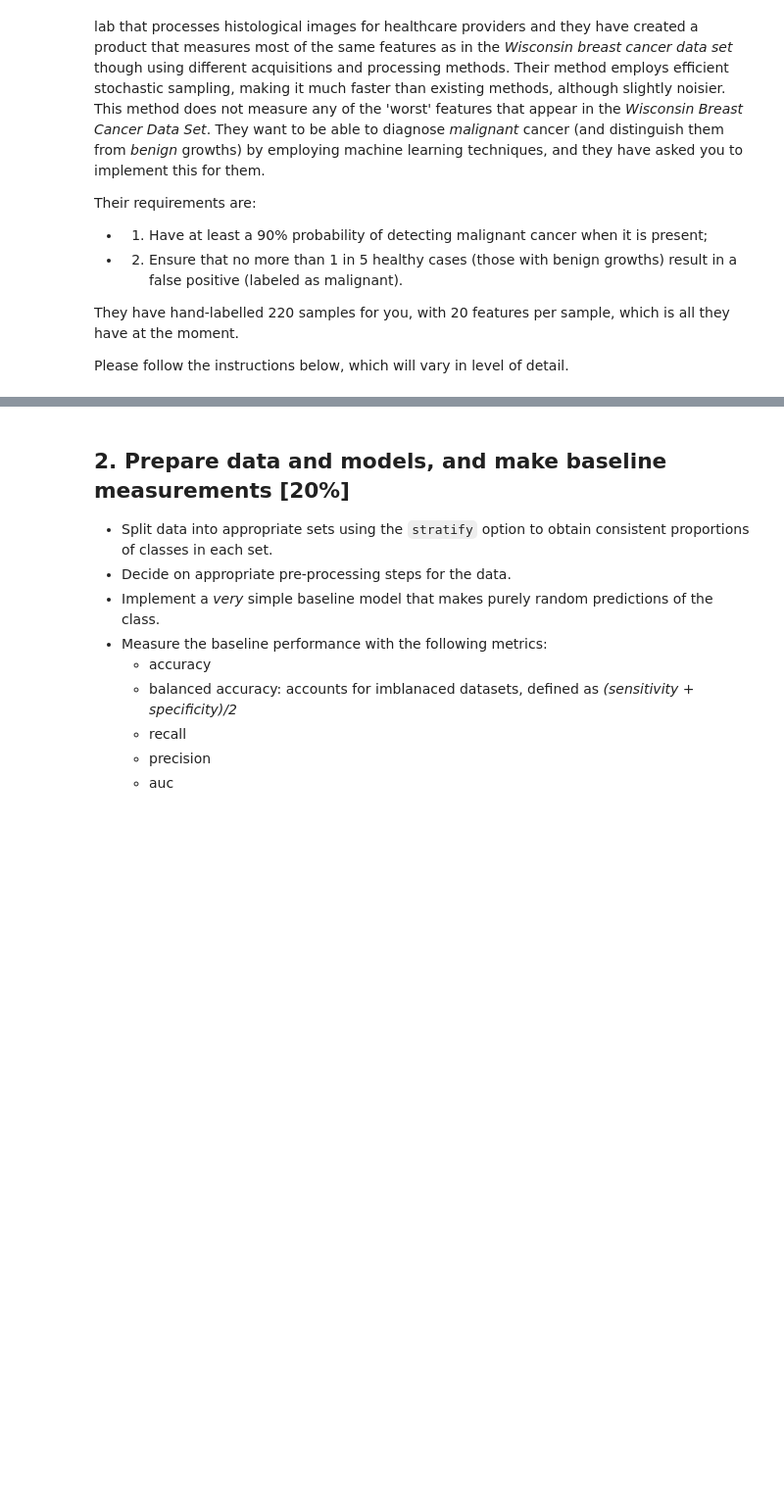
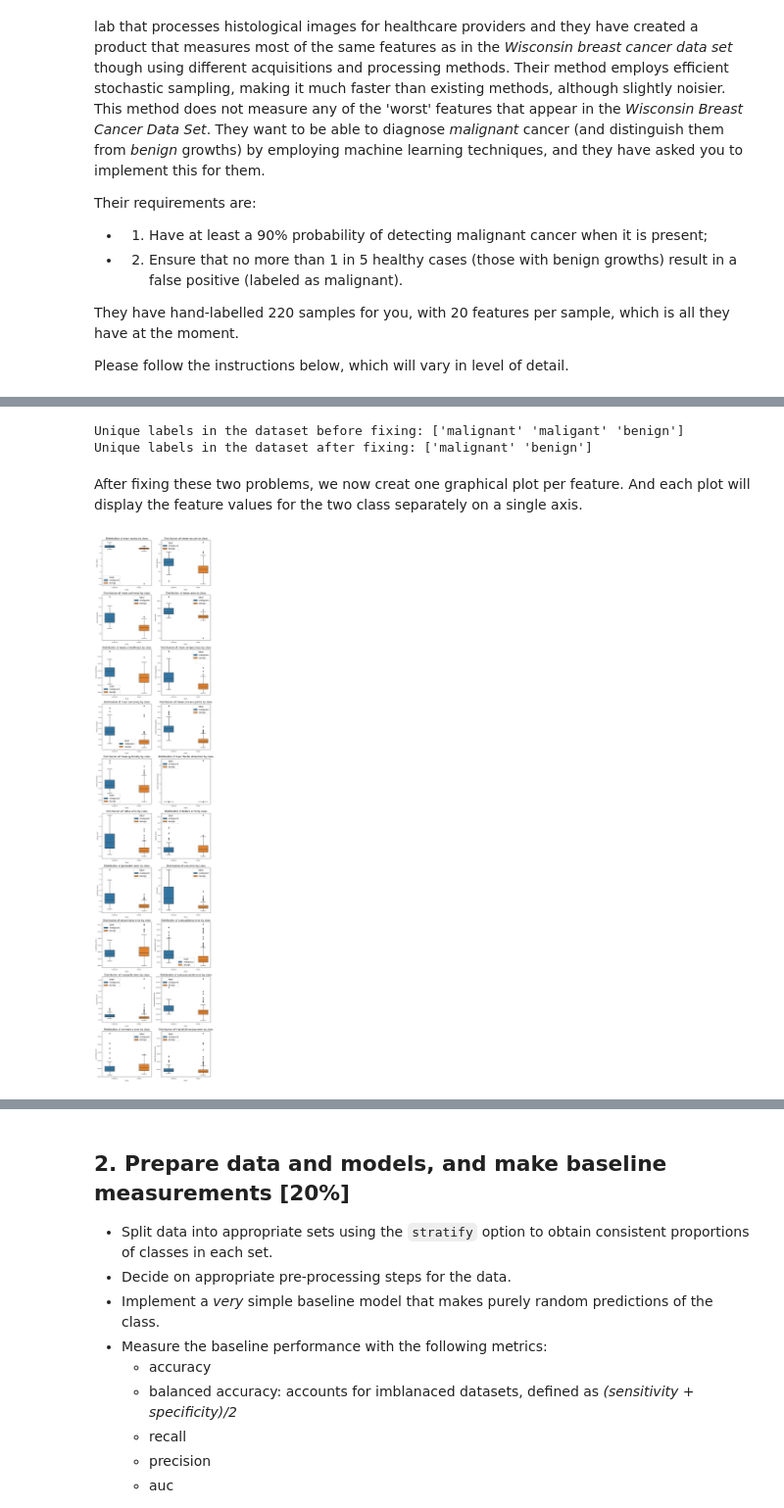
Before and after one commit to billzhao1030/Using_ML_Tools, a Jupyter notebook: Assignment/Assignment 2/A2_a1896243.ipynb, the cells around one changed output, grey strips where cells are left out. Shown at 98% size. Cells and saved outputs as stored; diff of their text form; code cells hidden in the pictures; blank space fills up the shorter version.

```diff
--- a/Assignment/Assignment 2/A2_a1896243.ipynb
+++ b/Assignment/Assignment 2/A2_a1896243.ipynb
@@ -87,0 +87,6 @@ import seaborn as sns
+# %%
+# Read data from csv
+df = pd.read_csv('assignment2_data_2024.csv')
+
+# Display the first few entries of the data
+df.head()
@@ -87,0 +152,37 @@ import seaborn as sns
+# %%
+# Fixing the typo in label
+
+# Print unique labels before fixing
+print("Unique labels in the dataset before fixing:", df['label'].unique())
+
+# Fix the typo in the label column
+df['label'] = df['label'].replace({'maligant': 'malignant'})
+
+# Print unique labels after fixing
+print("Unique labels in the dataset after fixing:", df['label'].unique())
+# %% [output]
+Unique labels in the dataset before fixing: ['malignant' 'maligant' 'benign']
+Unique labels in the dataset after fixing: ['malignant' 'benign']
+# %%
+# Convert the mean radius to numerical type
+df['mean radius'] = pd.to_numeric(df['mean radius'], errors='coerce')
+# %% [markdown]
+After fixing these two problems, we now creat one graphical plot per feature. And each plot will display the feature values for the two class separately on a single axis.
+# %%
+import matplotlib.pyplot as plt
+import seaborn as sns
+
+# Extract feature names and label name
+features = df.columns[1:]
+label = df.columns[0]
+
+# Visualize each feature for the two classes
+plt.figure(figsize=(10, 50))
+for i, feature in enumerate(features):
+    plt.subplot(10, 2, i + 1)
+    sns.boxplot(x='label', y=feature, data=df, hue='label')
+    plt.title(f'Distribution of {feature} by class')
+    plt.xlabel('Class')
+    plt.ylabel(feature)
+# %% [output]
+[figure, added]
```
Also changed, not shown: parts of 50 cells of this notebook, 2 other files.
